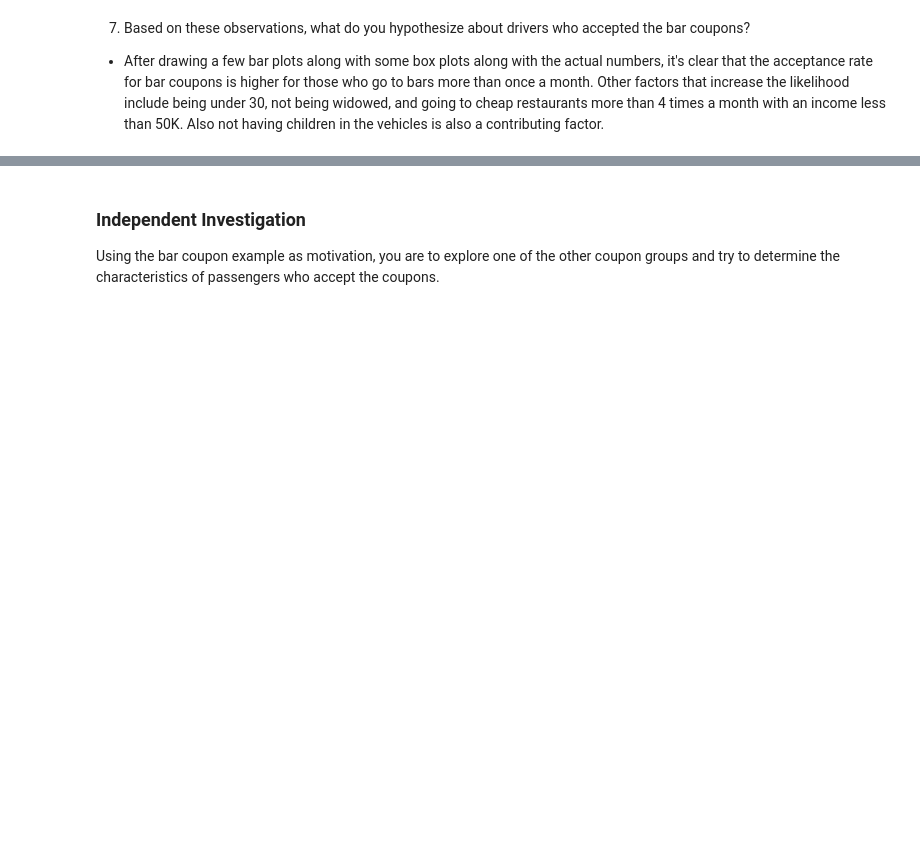
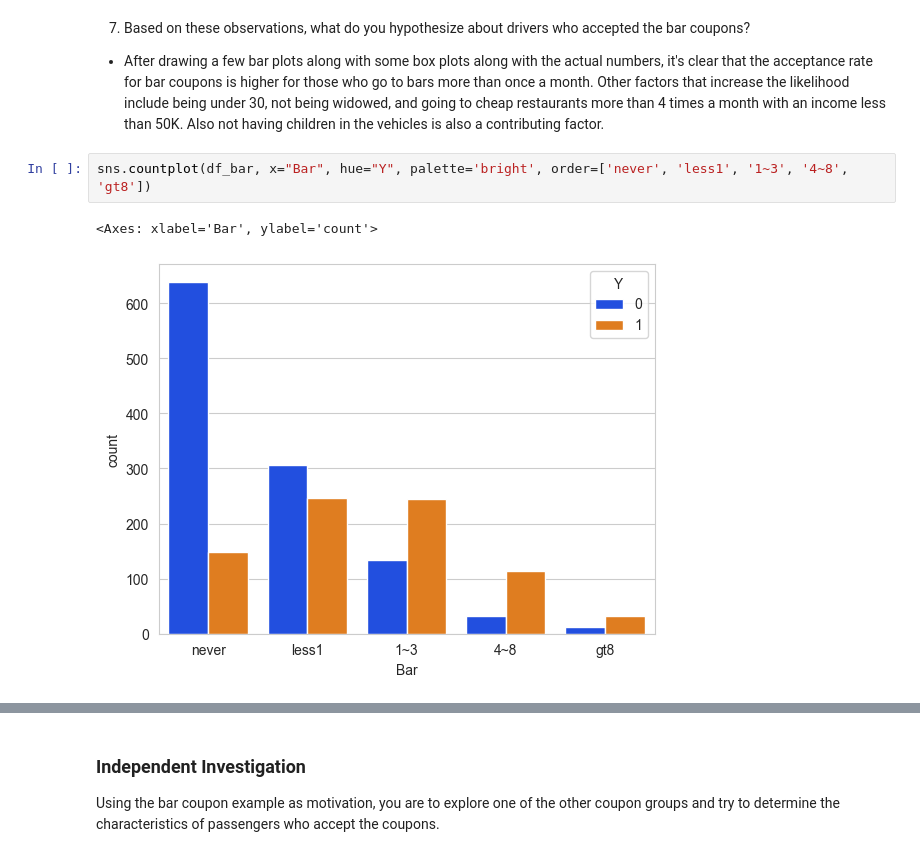
Before and after one commit to geo-rge-li/uci-coupon-analysis, a Jupyter notebook: prompt.ipynb, the cells around one changed output, grey strips where cells are left out. Cells and saved outputs as stored; diff of their text form; blank space fills up the shorter version.

```diff
--- a/prompt.ipynb
+++ b/prompt.ipynb
@@ -305,4 +316,9 @@ Bar coupons acceptance rate for those who visit the bar more than once a month,
 7.  Based on these observations, what do you hypothesize about drivers who accepted the bar coupons?
 
 - After drawing a few bar plots along with some box plots along with the actual numbers, it's clear that the acceptance rate for bar coupons is higher for those who go to bars more than once a month. Other factors that increase the likelihood include being under 30, not being widowed, and going to cheap restaurants more than 4 times a month with an income less than 50K. Also not having children in the vehicles is also a contributing factor.
+# %%
+sns.countplot(df_bar, x="Bar", hue="Y", palette='bright', order=['never', 'less1', '1~3', '4~8', 'gt8'])
+# %% [output]
+<Axes: xlabel='Bar', ylabel='count'>
+[figure, added]
 # %%
```
Also changed, not shown: parts of 27 cells of this notebook.
